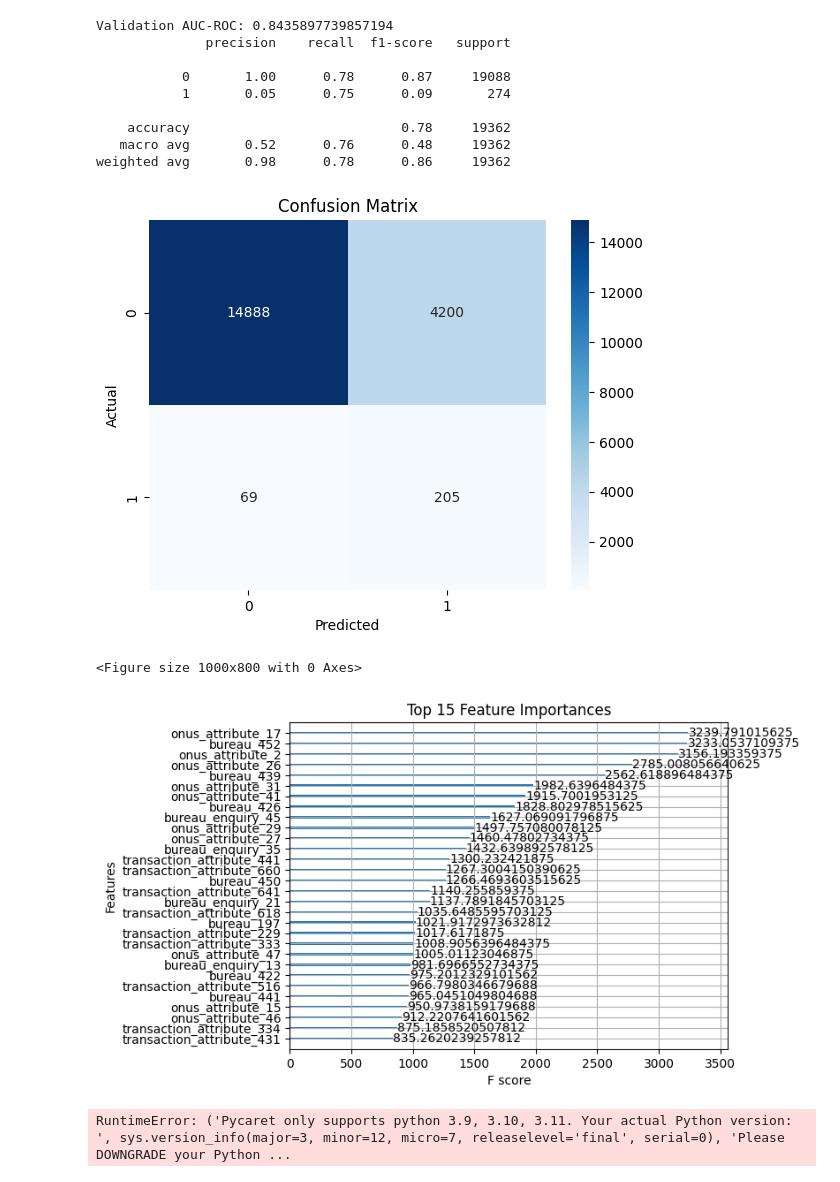
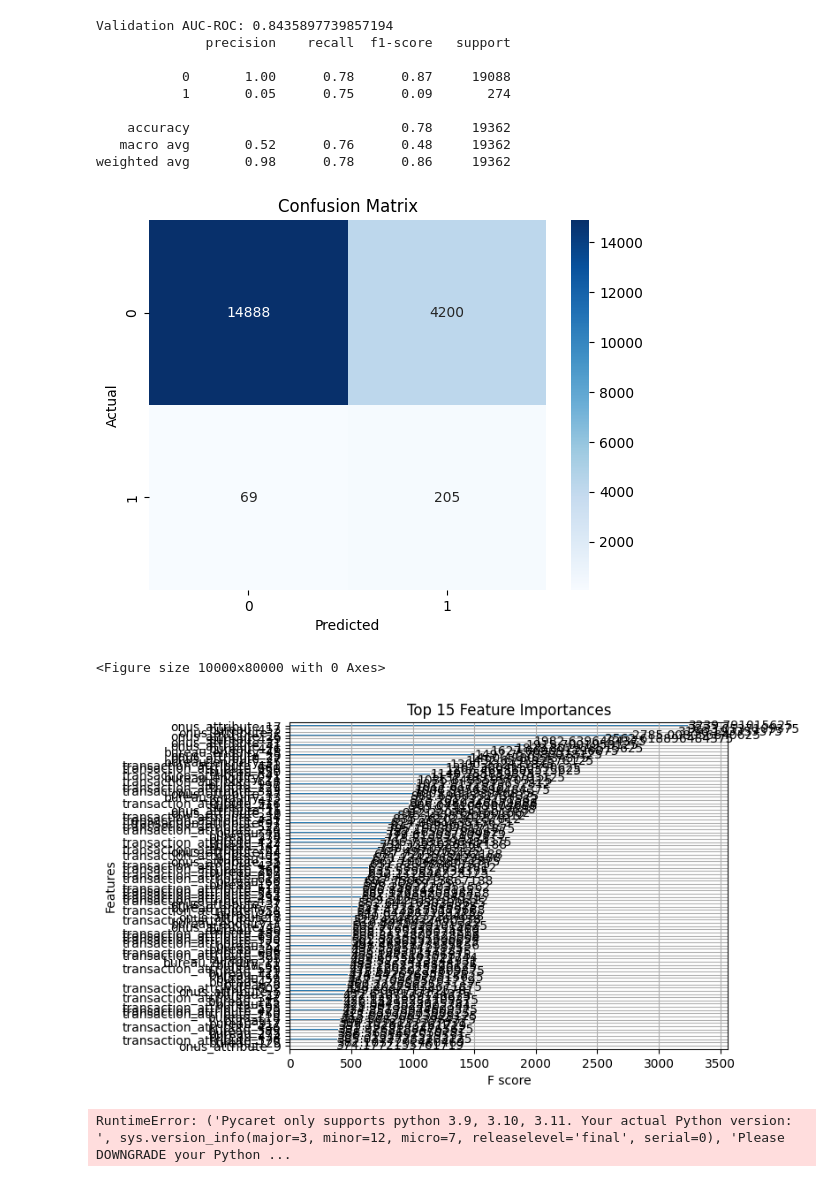
Before and after one commit to Harsh-BH/Convolve-3.0, a Jupyter notebook: notebooks/3_model_training.ipynb, the cells around one changed output. Saved outputs shown, nothing was run; the diff lists cells and outputs as text; code cells hidden in the pictures.

```diff
--- a/notebooks/3_model_training.ipynb
+++ b/notebooks/3_model_training.ipynb
@@ -78,36 +91,36 @@ FileNotFoundError: [Errno 2] No such file or directory: './home/harsh/Hackathons
 # %%
 # Evaluate on validation set
-y_val_pred_prob = best_model.predict_proba(X_val)[:, 1]
+y_val_pred_prob = model.predict_proba(X_val)[:, 1]
 roc_auc = roc_auc_score(y_val, y_val_pred_prob)
 print(f"Validation AUC-ROC: {roc_auc}")
 
 # Generate classification report and confusion matrix
 y_val_pred = (y_val_pred_prob > 0.5).astype(int)
 print(classification_report(y_val, y_val_pred))
 
 # Confusion matrix
 conf_matrix = confusion_matrix(y_val, y_val_pred)
 sns.heatmap(conf_matrix, annot=True, fmt="d", cmap="Blues")
 plt.title("Confusion Matrix")
 plt.xlabel("Predicted")
 plt.ylabel("Actual")
 plt.show()
 
 # Feature importance
-plt.figure(figsize=(10, 8))
-xgb.plot_importance(best_model, max_num_features=30, importance_type="gain")
+plt.figure(figsize=(100, 800))
+xgb.plot_importance(model, max_num_features=100, importance_type="gain")
 plt.title("Top 15 Feature Importances")
 plt.show()
 # %% [output]
 Validation AUC-ROC: 0.8435897739857194
               precision    recall  f1-score   support
 
            0       1.00      0.78      0.87     19088
            1       0.05      0.75      0.09       274
 
     accuracy                           0.78     19362
    macro avg       0.52      0.76      0.48     19362
 weighted avg       0.98      0.78      0.86     19362
 [figure]
-<Figure size 1000x800 with 0 Axes>
+<Figure size 10000x80000 with 0 Axes>
-[figure, old version]
+[figure, new version]
```
Also changed, not shown: parts of 5 cells of this notebook, 34 other files.
